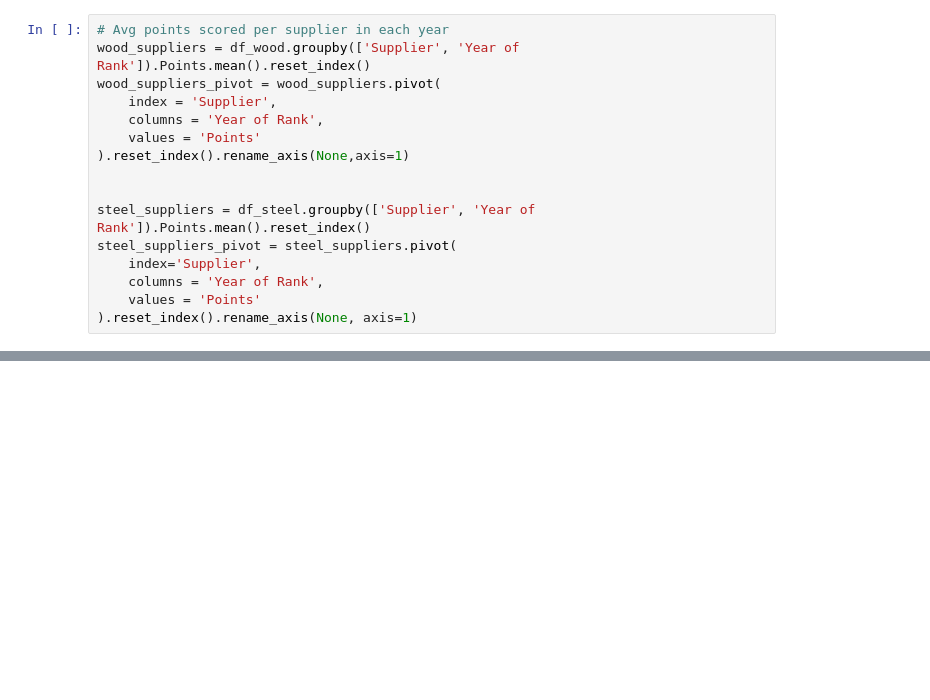
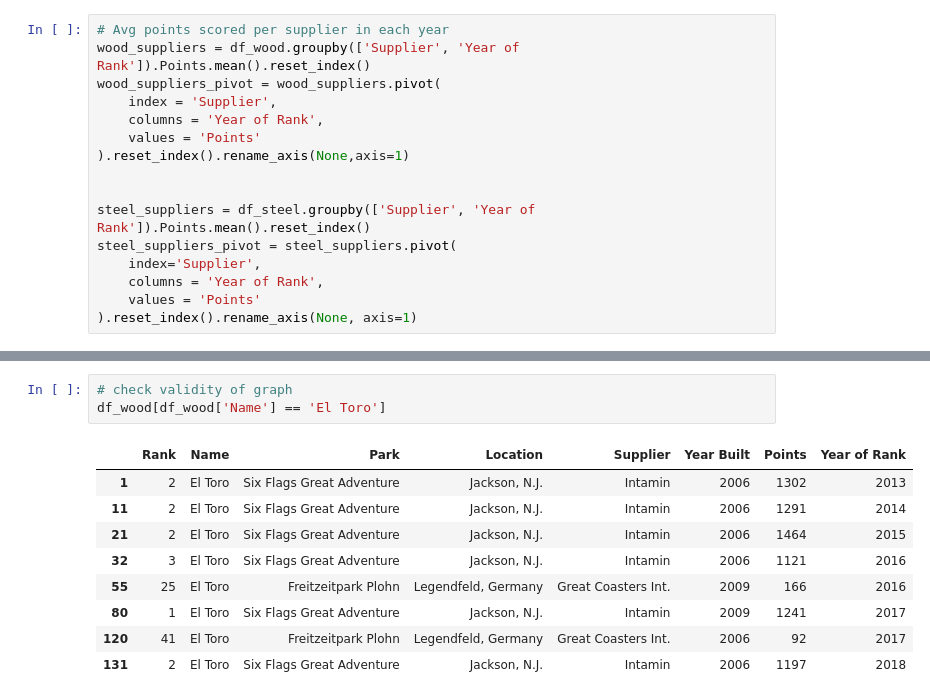
Before and after one commit to princeKike27/Roller-Coaster, a Jupyter notebook: Roller_Coaster.ipynb, the cells around one changed output, grey strips where cells are left out. Saved outputs shown, nothing was run; the diff lists cells and outputs as text; blank space fills up the shorter version.

```diff
--- a/Roller_Coaster.ipynb
+++ b/Roller_Coaster.ipynb
@@ -87,0 +119,13 @@ steel_suppliers_pivot.head()
+# %%
+# check validity of graph
+df_wood[df_wood['Name'] == 'El Toro']
+# %% [output]
+|  | Rank | Name | Park | Location | Supplier | Year Built | Points | Year of Rank |
+| 1 | 2 | El Toro | Six Flags Great Adventure | Jackson, N.J. | Intamin | 2006 | 1302 | 2013 |
+| 11 | 2 | El Toro | Six Flags Great Adventure | Jackson, N.J. | Intamin | 2006 | 1291 | 2014 |
+| 21 | 2 | El Toro | Six Flags Great Adventure | Jackson, N.J. | Intamin | 2006 | 1464 | 2015 |
+| 32 | 3 | El Toro | Six Flags Great Adventure | Jackson, N.J. | Intamin | 2006 | 1121 | 2016 |
+| 55 | 25 | El Toro | Freitzeitpark Plohn | Legendfeld, Germany | Great Coasters Int. | 2009 | 166 | 2016 |
+| 80 | 1 | El Toro | Six Flags Great Adventure | Jackson, N.J. | Intamin | 2009 | 1241 | 2017 |
+| 120 | 41 | El Toro | Freitzeitpark Plohn | Legendfeld, Germany | Great Coasters Int. | 2006 | 92 | 2017 |
+| 131 | 2 | El Toro | Six Flags Great Adventure | Jackson, N.J. | Intamin | 2006 | 1197 | 2018 |
```
Also changed, not shown: parts of 6 cells of this notebook.
